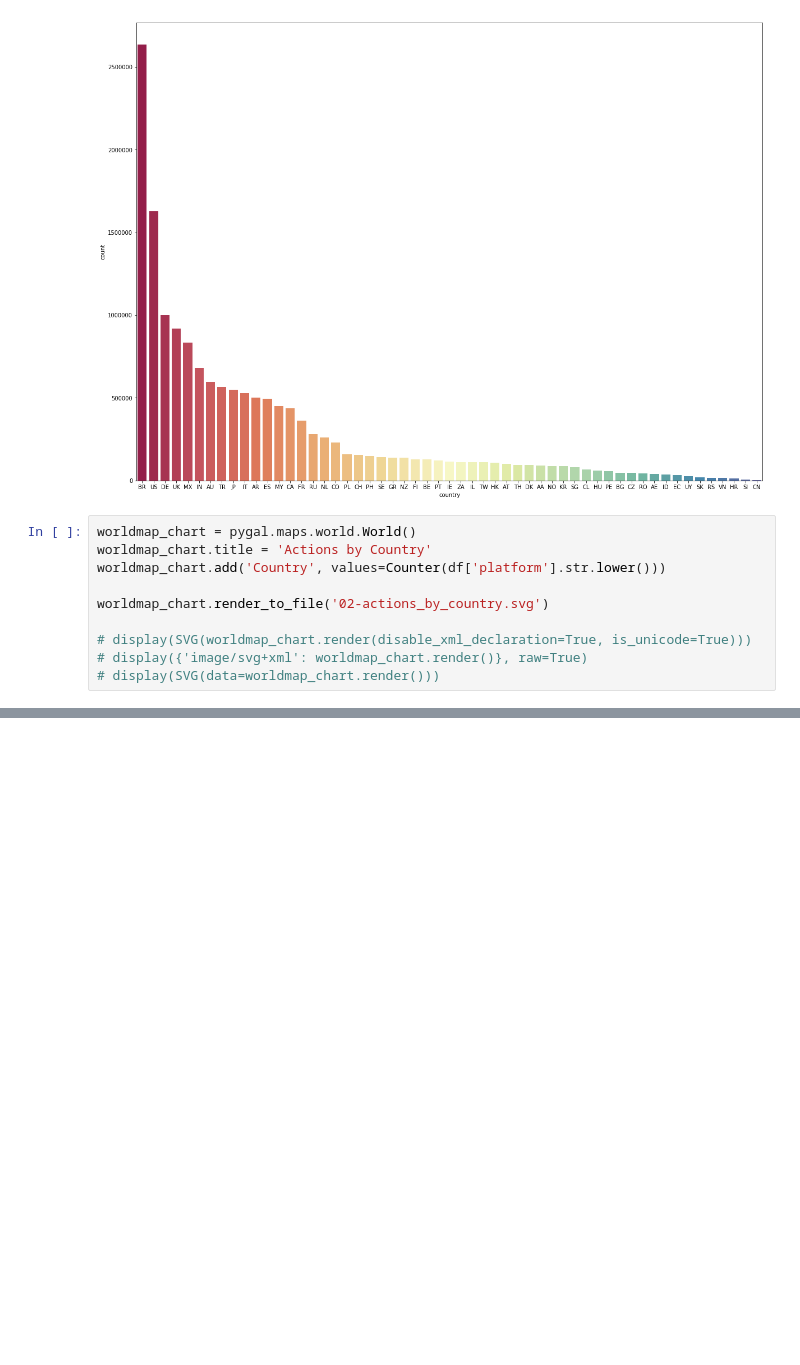
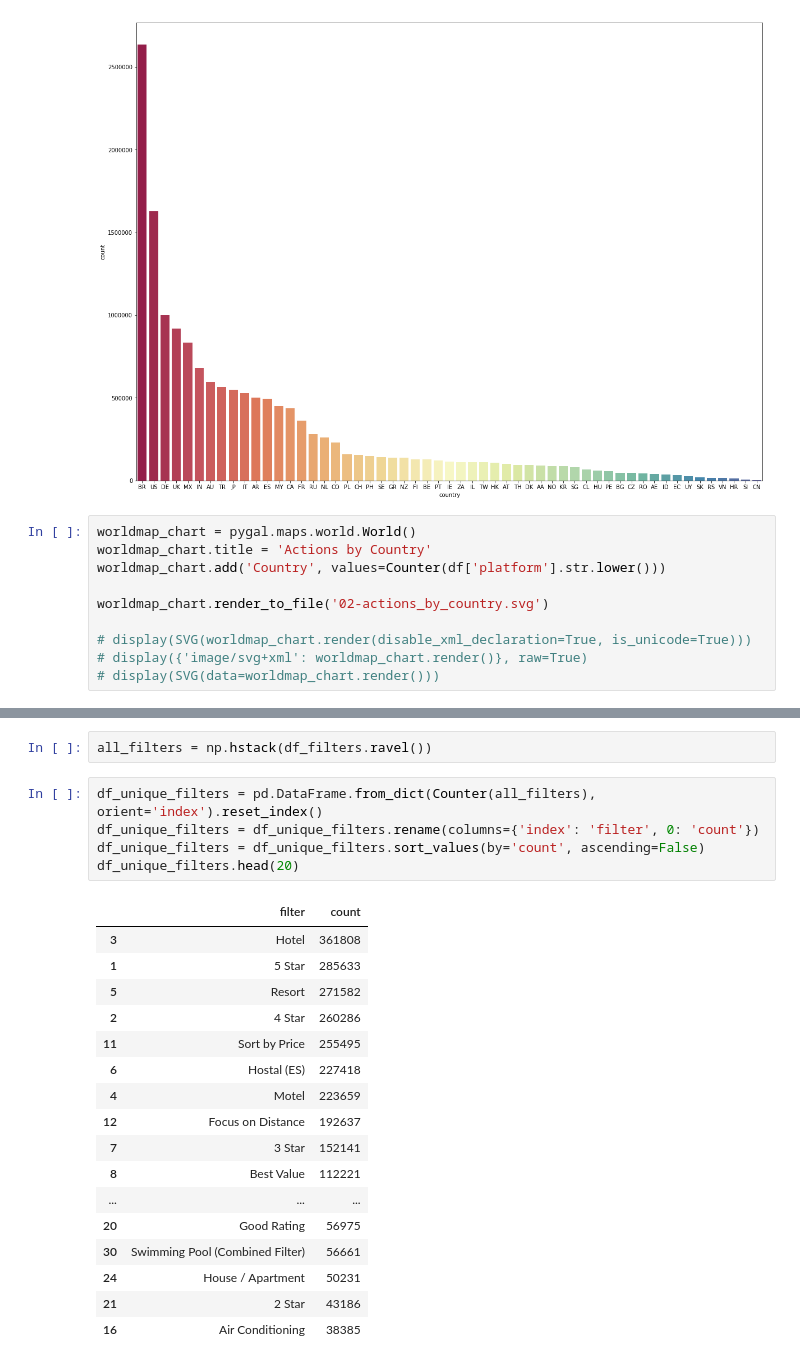
Before and after one commit to antonpetkoff/recsys-2019, a Jupyter notebook: notebooks/01-data-exploration.ipynb, the cells around one changed output, grey strips where cells are left out. Cells and saved outputs as stored; diff of their text form; blank space fills up the shorter version.

```diff
--- a/notebooks/01-data-exploration.ipynb
+++ b/notebooks/01-data-exploration.ipynb
@@ -169,0 +228,25 @@ worldmap_chart.render_to_file('02-actions_by_country.svg')
+# %%
+all_filters = np.hstack(df_filters.ravel())
+# %%
+df_unique_filters = pd.DataFrame.from_dict(Counter(all_filters), orient='index').reset_index()
+df_unique_filters = df_unique_filters.rename(columns={'index': 'filter', 0: 'count'})
+df_unique_filters = df_unique_filters.sort_values(by='count', ascending=False)
+df_unique_filters.head(20)
+# %% [output]
+|  | filter | count |
+| 3 | Hotel | 361808 |
+| 1 | 5 Star | 285633 |
+| 5 | Resort | 271582 |
+| 2 | 4 Star | 260286 |
+| 11 | Sort by Price | 255495 |
+| 6 | Hostal (ES) | 227418 |
+| 4 | Motel | 223659 |
+| 12 | Focus on Distance | 192637 |
+| 7 | 3 Star | 152141 |
+| 8 | Best Value | 112221 |
+| ... | ... | ... |
+| 20 | Good Rating | 56975 |
+| 30 | Swimming Pool (Combined Filter) | 56661 |
+| 24 | House / Apartment | 50231 |
+| 21 | 2 Star | 43186 |
+| 16 | Air Conditioning | 38385 |
```
Also changed, not shown: parts of 6 cells of this notebook.
